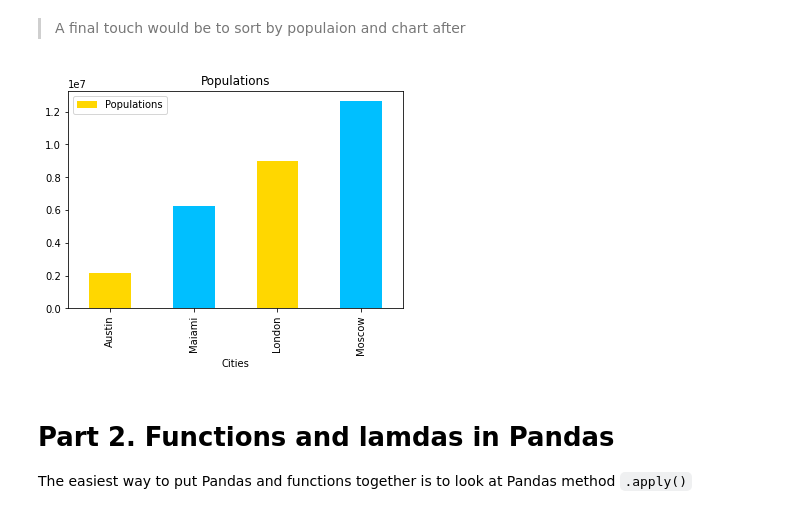
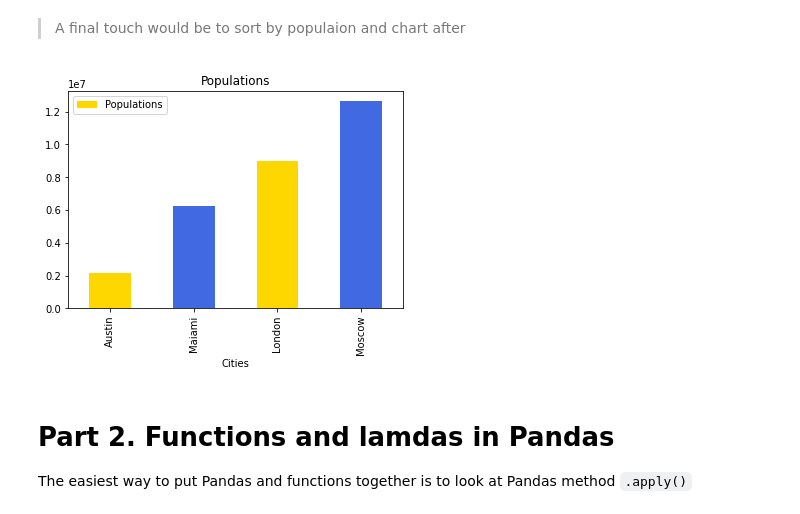
Before and after one commit to EDGENortheastern/recap-solved, a Jupyter notebook: recap.ipynb, the cells around one changed output. Drawn from its saved outputs; the diff is of its cells as text; code cells hidden in the pictures.

Commit message:
royalblue

```diff
--- a/recap.ipynb
+++ b/recap.ipynb
@@ -246,9 +246,9 @@ fig = pop_df.plot.bar(x='Cities', y='Populations', color=['cyan','yellow'], titl
 # %%
 pop_df = pop_df.sort_values('Populations')
 # %%
-fig = pop_df.plot.bar(x='Cities', y='Populations', color=['gold','deepskyblue'], title='Populations')
+fig = pop_df.plot.bar(x='Cities', y='Populations', color=['gold','royalblue'], title='Populations')
 # %% [output]
-[figure, old version]
+[figure, new version]
 # %% [markdown]
 # Part 2. Functions and lamdas in Pandas
 
```
Also changed, not shown: 1 other file.
